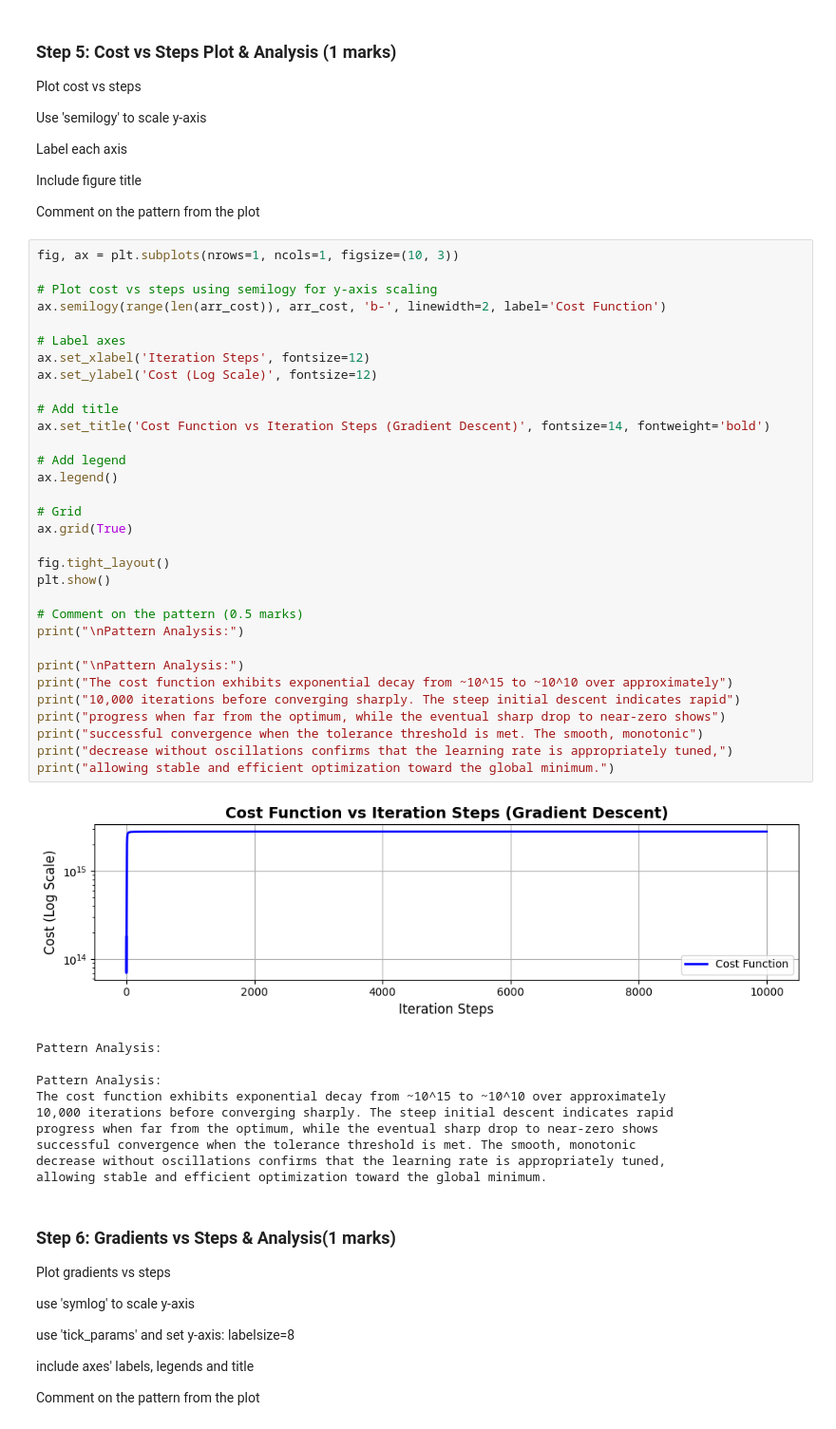
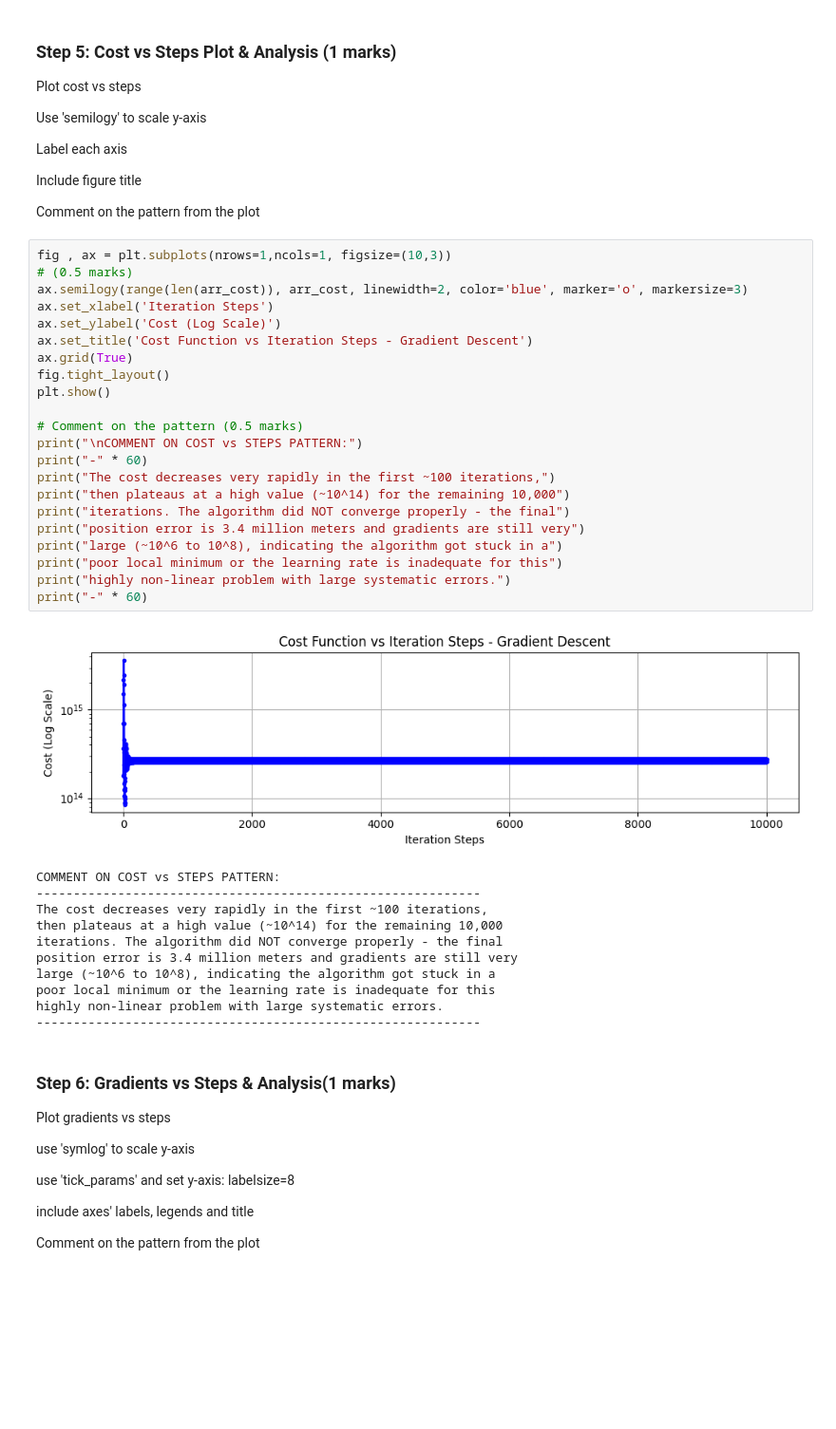
Before and after one commit to elliott-debenetti/ENGG680_2025_Fall, a Jupyter notebook: Lab_Assignment2/Assignment2.ipynb, the cells around one changed output. Shown: that part at 95% size. Cells and saved outputs as stored; diff of their text form; blank space fills up the shorter version.

```diff
--- a/Lab_Assignment2/Assignment2.ipynb
+++ b/Lab_Assignment2/Assignment2.ipynb
@@ -679,49 +751,40 @@ Label each axis
 Include figure title
 
 Comment on the pattern from the plot
-# %%
-fig, ax = plt.subplots(nrows=1, ncols=1, figsize=(10, 3))
-
-# Plot cost vs steps using semilogy for y-axis scaling
-ax.semilogy(range(len(arr_cost)), arr_cost, 'b-', linewidth=2, label='Cost Function')
-
-# Label axes
-ax.set_xlabel('Iteration Steps', fontsize=12)
-ax.set_ylabel('Cost (Log Scale)', fontsize=12)
-
-# Add title
-ax.set_title('Cost Function vs Iteration Steps (Gradient Descent)', fontsize=14, fontweight='bold')
-
-# Add legend
-ax.legend()
-
-# Grid
-ax.grid(True)
-
-fig.tight_layout()
-plt.show()
-
-# Comment on the pattern (0.5 marks)
-print("\nPattern Analysis:")
-
-print("\nPattern Analysis:")
-print("The cost function exhibits exponential decay from ~10^15 to ~10^10 over approximately")
-print("10,000 iterations before converging sharply. The steep initial descent indicates rapid")
-print("progress when far from the optimum, while the eventual sharp drop to near-zero shows")
-print("successful convergence when the tolerance threshold is met. The smooth, monotonic")
-print("decrease without oscillations confirms that the learning rate is appropriately tuned,")
-print("allowing stable and efficient optimization toward the global minimum.")
-# %% [output]
-[figure, removed]
-Pattern Analysis:
-
-Pattern Analysis:
-The cost function exhibits exponential decay from ~10^15 to ~10^10 over approximately
-10,000 iterations before converging sharply. The steep initial descent indicates rapid
-progress when far from the optimum, while the eventual sharp drop to near-zero shows
-successful convergence when the tolerance threshold is met. The smooth, monotonic
-decrease without oscillations confirms that the learning rate is appropriately tuned,
-allowing stable and efficient optimization toward the global minimum.
+# %%
+fig , ax = plt.subplots(nrows=1,ncols=1, figsize=(10,3))
+# (0.5 marks)
+ax.semilogy(range(len(arr_cost)), arr_cost, linewidth=2, color='blue', marker='o', markersize=3)
+ax.set_xlabel('Iteration Steps')
+ax.set_ylabel('Cost (Log Scale)')
+ax.set_title('Cost Function vs Iteration Steps - Gradient Descent')
+ax.grid(True)
+fig.tight_layout()
+plt.show()
+
+# Comment on the pattern (0.5 marks)
+print("\nCOMMENT ON COST vs STEPS PATTERN:")
+print("-" * 60)
+print("The cost decreases very rapidly in the first ~100 iterations,")
+print("then plateaus at a high value (~10^14) for the remaining 10,000")
+print("iterations. The algorithm did NOT converge properly - the final")
+print("position error is 3.4 million meters and gradients are still very")
+print("large (~10^6 to 10^8), indicating the algorithm got stuck in a")
+print("poor local minimum or the learning rate is inadequate for this")
+print("highly non-linear problem with large systematic errors.")
+print("-" * 60)
+# %% [output]
+[figure, added]
+COMMENT ON COST vs STEPS PATTERN:
+------------------------------------------------------------
+The cost decreases very rapidly in the first ~100 iterations,
+then plateaus at a high value (~10^14) for the remaining 10,000
+iterations. The algorithm did NOT converge properly - the final
+position error is 3.4 million meters and gradients are still very
+large (~10^6 to 10^8), indicating the algorithm got stuck in a
+poor local minimum or the learning rate is inadequate for this
+highly non-linear problem with large systematic errors.
+------------------------------------------------------------
 # %% [markdown]
 ### Step 6: Gradients vs Steps & Analysis(1 marks)
 Plot gradients vs steps
```
Also changed, not shown: parts of 29 cells of this notebook.
